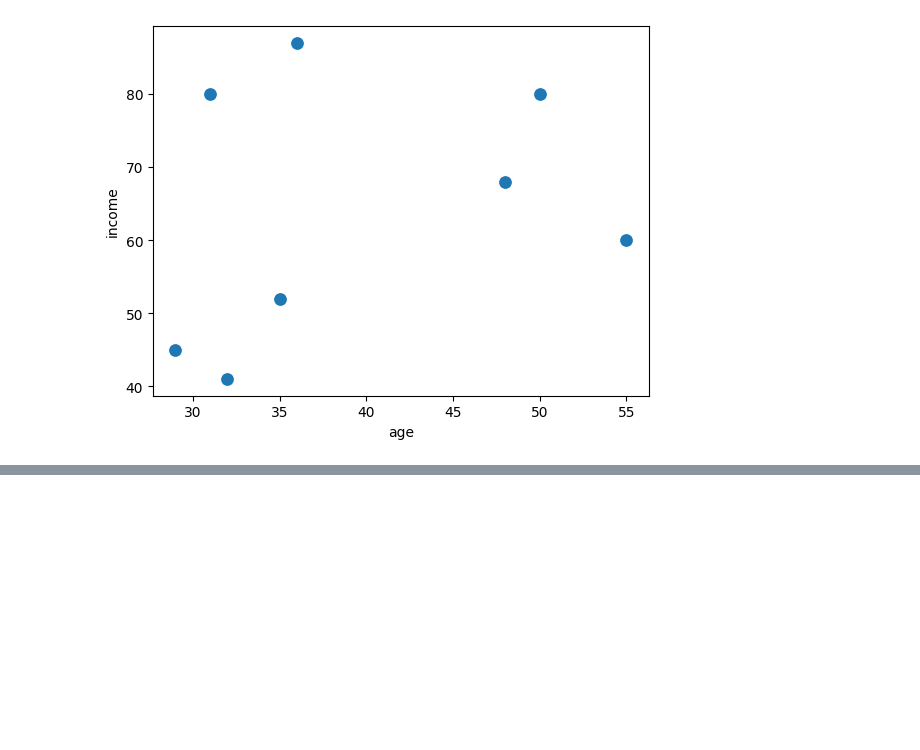
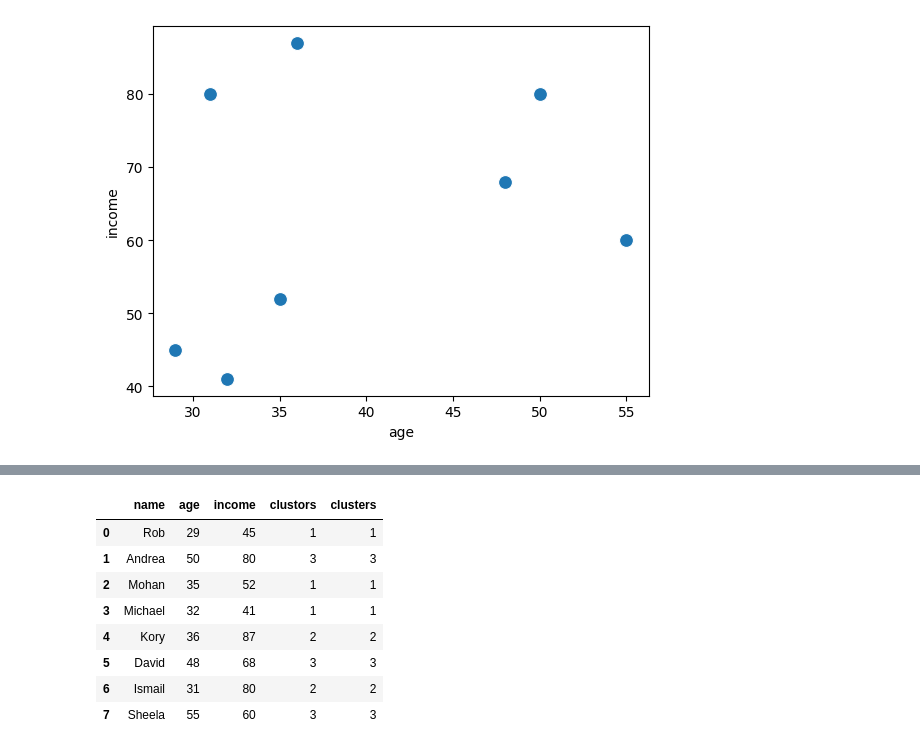
Before and after one commit to naveenkumar0706-r/Data_Scientist, a Jupyter notebook: Day 12 (FN)/Hierarchical.ipynb, the cells around one changed output, grey strips where cells are left out. Saved outputs shown, nothing was run; the diff lists cells and outputs as text; code cells hidden in the pictures; blank space fills up the shorter version.

```diff
--- a/Day 12 (FN)/Hierarchical.ipynb
+++ b/Day 12 (FN)/Hierarchical.ipynb
@@ -23,0 +58,13 @@ plt.show()
+# %%
+df["clusters"] = clusters
+df
+# %% [output]
+|  | name | age | income | clustors | clusters |
+| 0 | Rob | 29 | 45 | 1 | 1 |
+| 1 | Andrea | 50 | 80 | 3 | 3 |
+| 2 | Mohan | 35 | 52 | 1 | 1 |
+| 3 | Michael | 32 | 41 | 1 | 1 |
+| 4 | Kory | 36 | 87 | 2 | 2 |
+| 5 | David | 48 | 68 | 3 | 3 |
+| 6 | Ismail | 31 | 80 | 2 | 2 |
+| 7 | Sheela | 55 | 60 | 3 | 3 |
```
Also changed, not shown: parts of 6 cells of this notebook, 4 other files.
